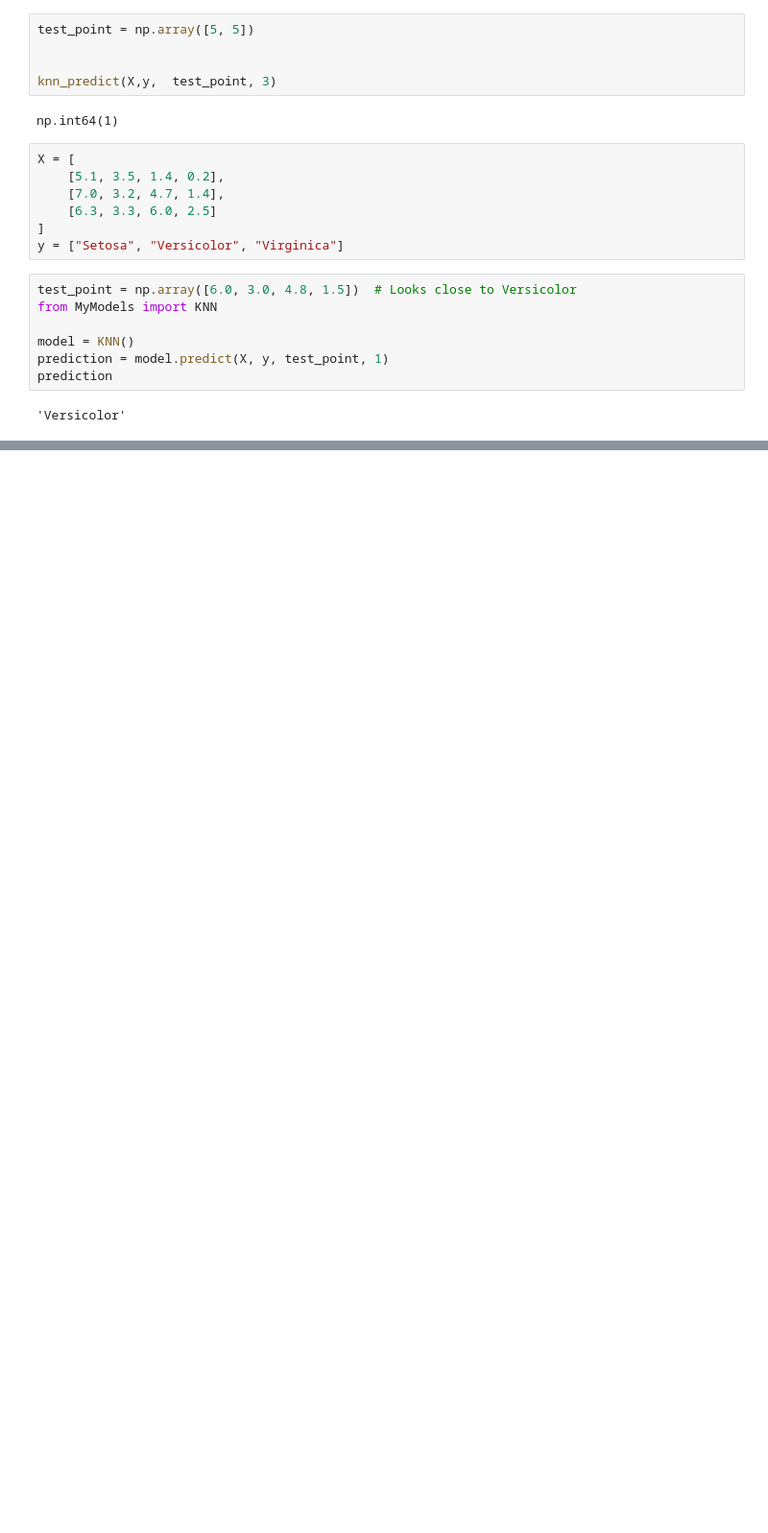
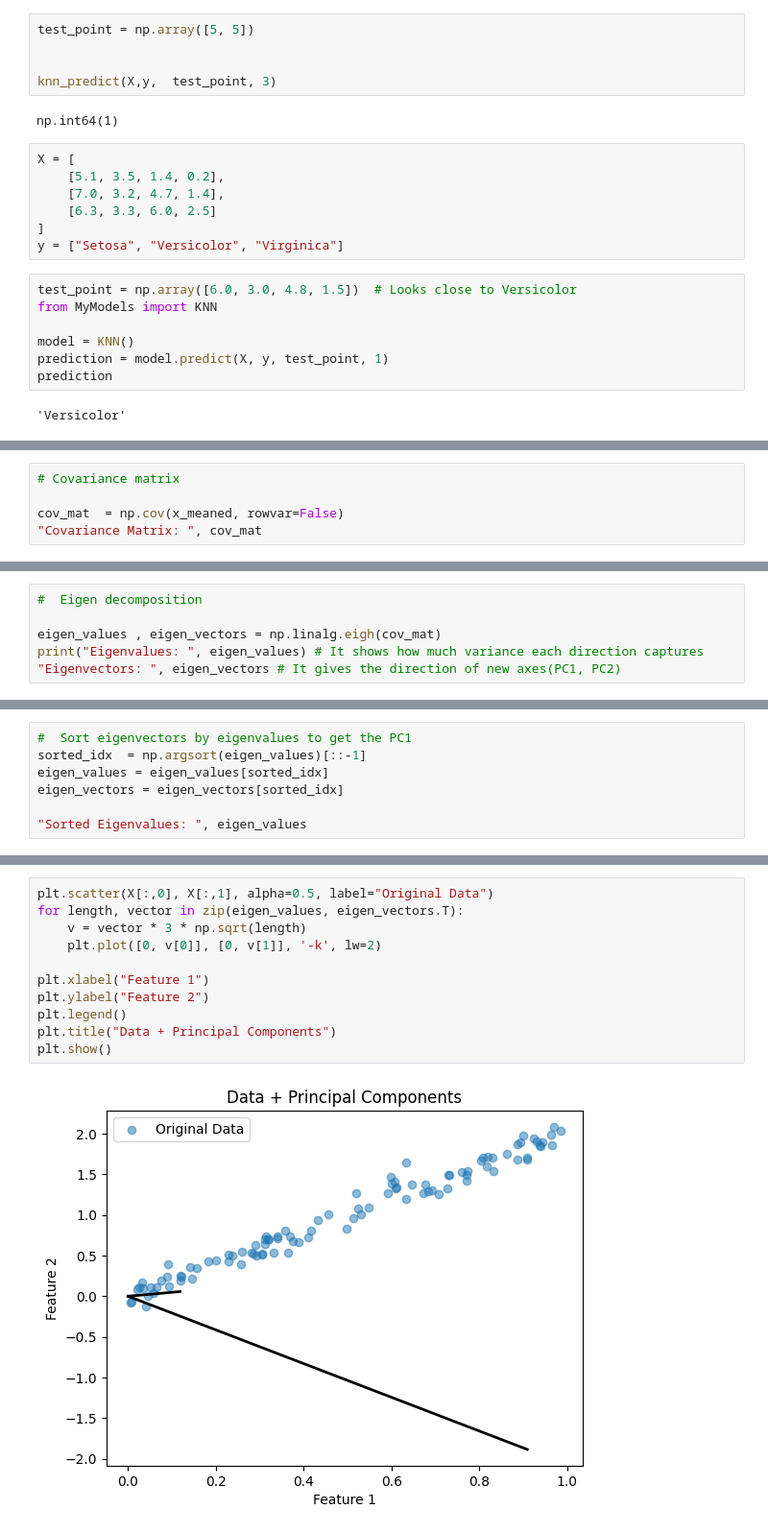
Before and after one commit to Aayush0966/machine-learning, a Jupyter notebook: LinearModels.ipynb, the cells around one changed output, grey strips where cells are left out. Shown at 96% size. Drawn from its saved outputs; the diff is of its cells as text; blank space fills up the shorter version.

```diff
--- a/LinearModels.ipynb
+++ b/LinearModels.ipynb
@@ -655,0 +676,5 @@ prediction
+# %%
+# Covariance matrix
+
+cov_mat  = np.cov(x_meaned, rowvar=False)
+"Covariance Matrix: ", cov_mat
@@ -655,0 +685,6 @@ prediction
+# %%
+#  Eigen decomposition
+
+eigen_values , eigen_vectors = np.linalg.eigh(cov_mat)
+print("Eigenvalues: ", eigen_values) # It shows how much variance each direction captures
+"Eigenvectors: ", eigen_vectors # It gives the direction of new axes(PC1, PC2)
@@ -655,0 +696,7 @@ prediction
+# %%
+#  Sort eigenvectors by eigenvalues to get the PC1
+sorted_idx  = np.argsort(eigen_values)[::-1]
+eigen_values = eigen_values[sorted_idx]
+eigen_vectors = eigen_vectors[sorted_idx]
+
+"Sorted Eigenvalues: ", eigen_values
@@ -655,0 +714,13 @@ prediction
+# %%
+plt.scatter(X[:,0], X[:,1], alpha=0.5, label="Original Data")
+for length, vector in zip(eigen_values, eigen_vectors.T):
+    v = vector * 3 * np.sqrt(length)
+    plt.plot([0, v[0]], [0, v[1]], '-k', lw=2)
+
+plt.xlabel("Feature 1")
+plt.ylabel("Feature 2")
+plt.legend()
+plt.title("Data + Principal Components")
+plt.show()
+# %% [output]
+[figure, added]
```
Also changed, not shown: parts of 11 cells of this notebook, 1 other file.
